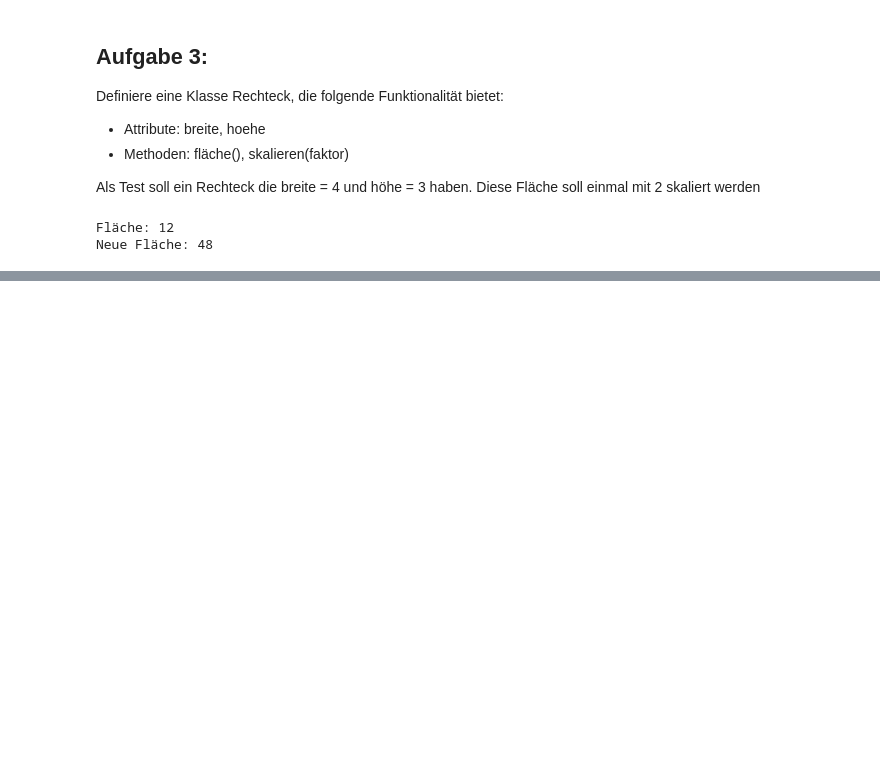
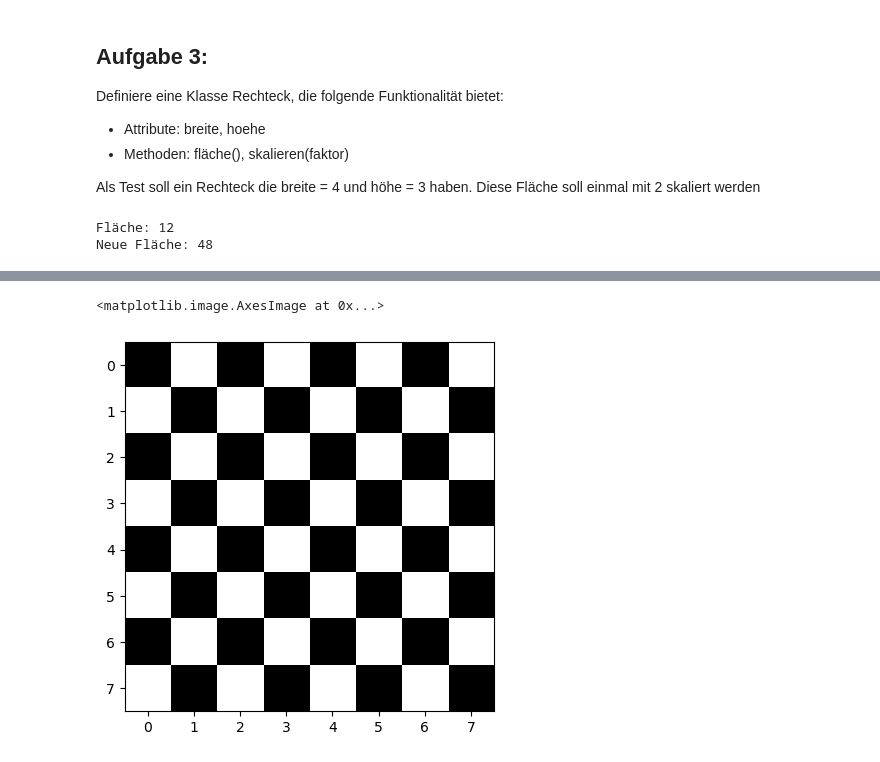
Before and after one commit to Lemonatix/how-to-python, a Jupyter notebook: Kurzteste/Kurztest2_Bsp.ipynb, the cells around one changed output, grey strips where cells are left out. Saved outputs shown, nothing was run; the diff lists cells and outputs as text; code cells hidden in the pictures; blank space fills up the shorter version.

```diff
--- a/Kurzteste/Kurztest2_Bsp.ipynb
+++ b/Kurzteste/Kurztest2_Bsp.ipynb
@@ -91,0 +144,15 @@ Neue Fläche: 48
+# %%
+# Beispiel für Schachbrettmuster
+import numpy as np
+n,m = 8,8
+mat = np.zeros([n,m])
+
+for i in range(8):
+    for j in range(8):
+        if (i + j) % 2 == 0:
+            mat[i, j] = 1
+
+plt.imshow(mat, cmap='binary')
+# %% [output]
+<matplotlib.image.AxesImage at 0x...>
+[figure, added]
```
Also changed, not shown: parts of 4 cells of this notebook, 2 other files.
